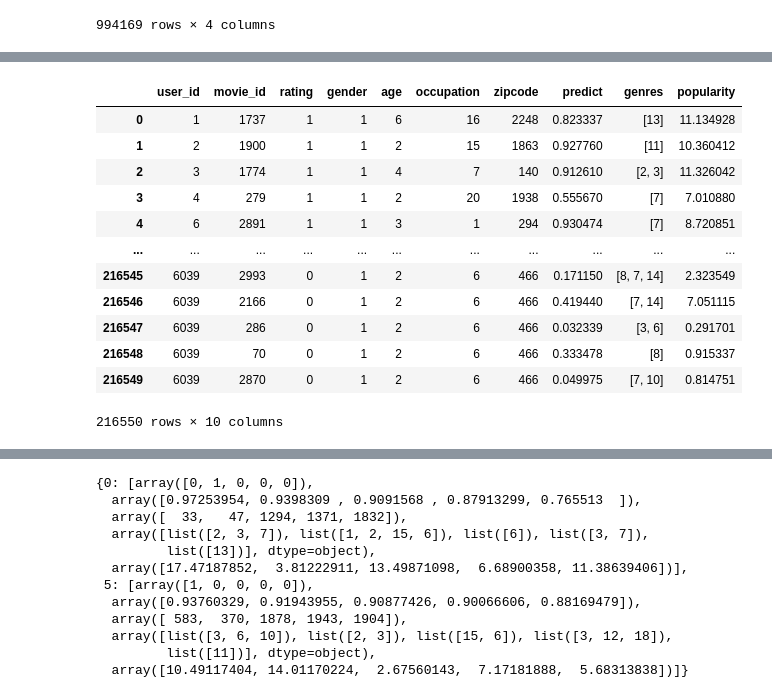
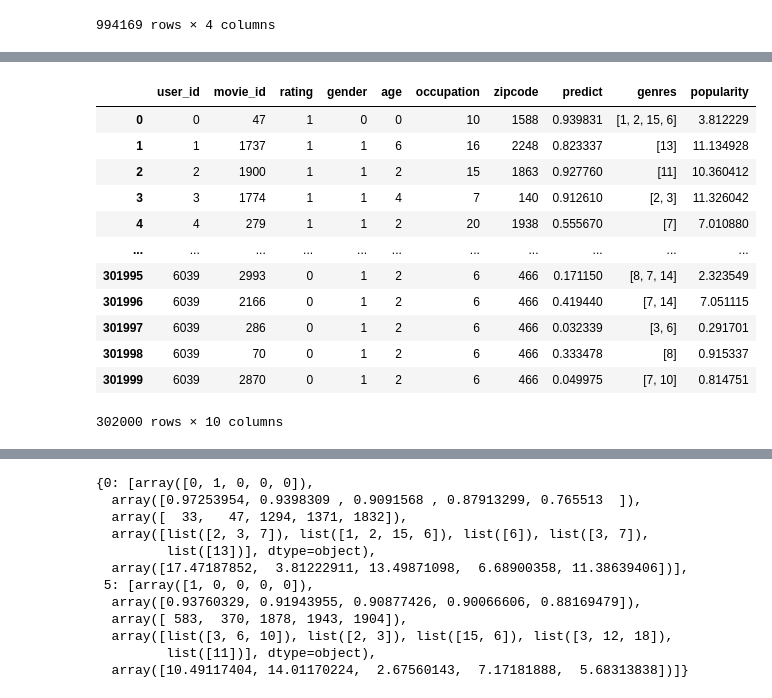
Before and after one commit to Grey-z/rec-fairness, a Jupyter notebook: script/testing/get_metrics.ipynb, the cells around one changed output, grey strips where cells are left out. Cells and saved outputs as stored; diff of their text form; code cells hidden in the pictures.

```diff
--- a/script/testing/get_metrics.ipynb
+++ b/script/testing/get_metrics.ipynb
@@ -492,7 +392,7 @@ genres_list = list(map(split, movie_data['genres'].values))
 # genres_list = pad_sequences(genres_list, maxlen=max_len, padding='post')
 # %%
 movie_data['genres'] = genres_list
-# movie_data = movie_data.drop(columns=['title'])
+movie_data = movie_data.drop(columns=['title'])
 movie_data
 # %% [output]
 |  | movie_id | genres |
@@ -583,20 +469,20 @@ movie_data['popularity'] = popularity_list
 # %%
 # female = pd.merge(female,movie_data,on=['movie_id'],how='left')
 # female
-male = pd.merge(male,movie_data,on=['movie_id'],how='left')
-male
+evaluate_data = pd.merge(evaluate_data,movie_data,on=['movie_id'],how='left')
+evaluate_data
 # %% [output]
 |  | user_id | movie_id | rating | gender | age | occupation | zipcode | predict | genres | popularity |
-| 0 | 1 | 1737 | 1 | 1 | 6 | 16 | 2248 | 0.823337 | [13] | 11.134928 |
-| 1 | 2 | 1900 | 1 | 1 | 2 | 15 | 1863 | 0.927760 | [11] | 10.360412 |
-| 2 | 3 | 1774 | 1 | 1 | 4 | 7 | 140 | 0.912610 | [2, 3] | 11.326042 |
-| 3 | 4 | 279 | 1 | 1 | 2 | 20 | 1938 | 0.555670 | [7] | 7.010880 |
-| 4 | 6 | 2891 | 1 | 1 | 3 | 1 | 294 | 0.930474 | [7] | 8.720851 |
+| 0 | 0 | 47 | 1 | 0 | 0 | 10 | 1588 | 0.939831 | [1, 2, 15, 6] | 3.812229 |
+| 1 | 1 | 1737 | 1 | 1 | 6 | 16 | 2248 | 0.823337 | [13] | 11.134928 |
+| 2 | 2 | 1900 | 1 | 1 | 2 | 15 | 1863 | 0.927760 | [11] | 10.360412 |
+| 3 | 3 | 1774 | 1 | 1 | 4 | 7 | 140 | 0.912610 | [2, 3] | 11.326042 |
+| 4 | 4 | 279 | 1 | 1 | 2 | 20 | 1938 | 0.555670 | [7] | 7.010880 |
 | ... | ... | ... | ... | ... | ... | ... | ... | ... | ... | ... |
-| 216545 | 6039 | 2993 | 0 | 1 | 2 | 6 | 466 | 0.171150 | [8, 7, 14] | 2.323549 |
-| 216546 | 6039 | 2166 | 0 | 1 | 2 | 6 | 466 | 0.419440 | [7, 14] | 7.051115 |
-| 216547 | 6039 | 286 | 0 | 1 | 2 | 6 | 466 | 0.032339 | [3, 6] | 0.291701 |
-| 216548 | 6039 | 70 | 0 | 1 | 2 | 6 | 466 | 0.333478 | [8] | 0.915337 |
-| 216549 | 6039 | 2870 | 0 | 1 | 2 | 6 | 466 | 0.049975 | [7, 10] | 0.814751 |
+| 301995 | 6039 | 2993 | 0 | 1 | 2 | 6 | 466 | 0.171150 | [8, 7, 14] | 2.323549 |
+| 301996 | 6039 | 2166 | 0 | 1 | 2 | 6 | 466 | 0.419440 | [7, 14] | 7.051115 |
+| 301997 | 6039 | 286 | 0 | 1 | 2 | 6 | 466 | 0.032339 | [3, 6] | 0.291701 |
+| 301998 | 6039 | 70 | 0 | 1 | 2 | 6 | 466 | 0.333478 | [8] | 0.915337 |
+| 301999 | 6039 | 2870 | 0 | 1 | 2 | 6 | 466 | 0.049975 | [7, 10] | 0.814751 |
-216550 rows × 10 columns
+302000 rows × 10 columns
 # %%
```
Also changed, not shown: parts of 22 cells of this notebook, 8 other files.
